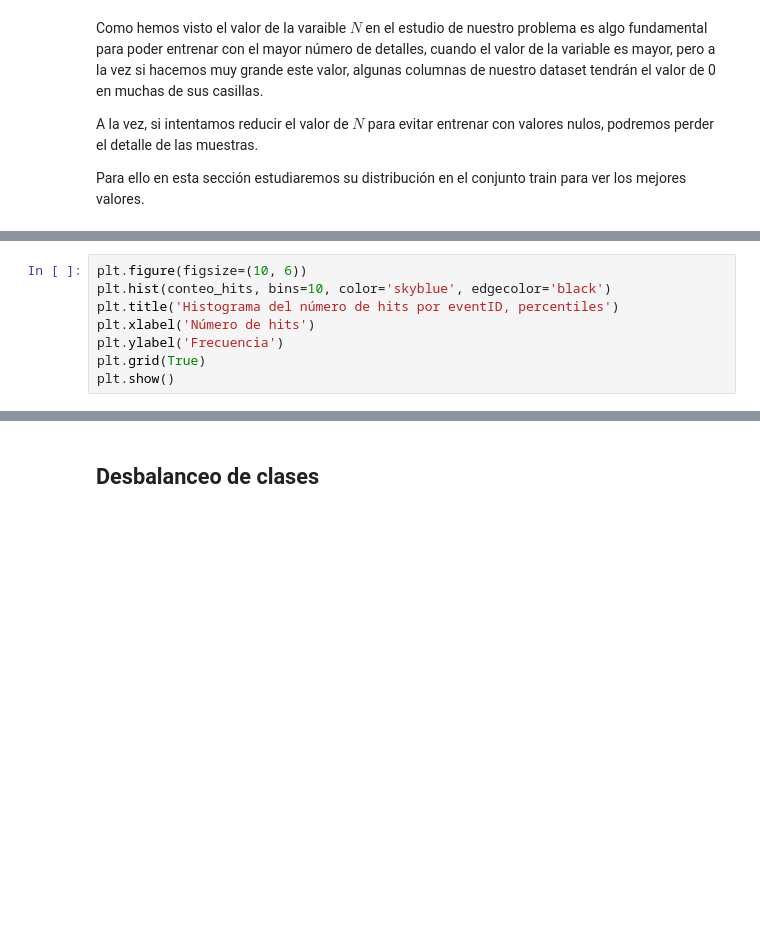
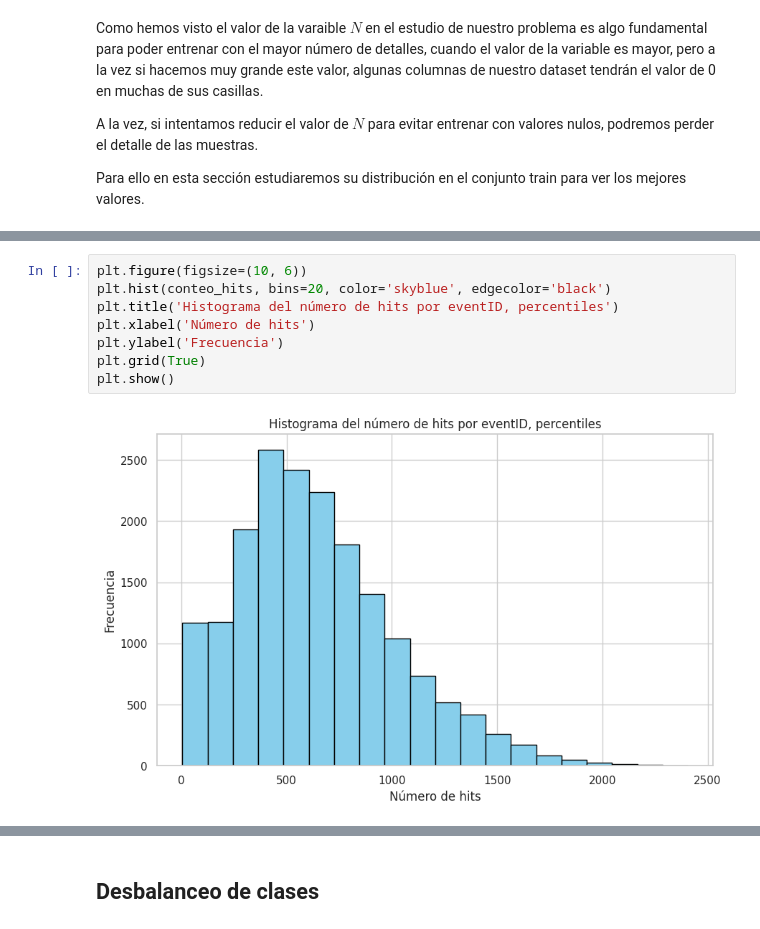
Before and after one commit to ruben-niwe/TFG, a Jupyter notebook: codigos/estadisticas.ipynb, the cells around one changed output, grey strips where cells are left out. Cells and saved outputs as stored; diff of their text form; blank space fills up the shorter version.

```diff
--- a/codigos/estadisticas.ipynb
+++ b/codigos/estadisticas.ipynb
@@ -280,11 +340,13 @@ plt.show()
 # %%
 plt.figure(figsize=(10, 6))
-plt.hist(conteo_hits, bins=10, color='skyblue', edgecolor='black')
+plt.hist(conteo_hits, bins=20, color='skyblue', edgecolor='black')
 plt.title('Histograma del número de hits por eventID, percentiles')
 plt.xlabel('Número de hits')
 plt.ylabel('Frecuencia')
 plt.grid(True)
 plt.show()
+# %% [output]
+[figure, added]
 # %%
 plt.figure(figsize=(10, 6))
 plt.boxplot(conteo_hits, vert=False)
```
Also changed, not shown: parts of 24 cells of this notebook, 1 other file.
